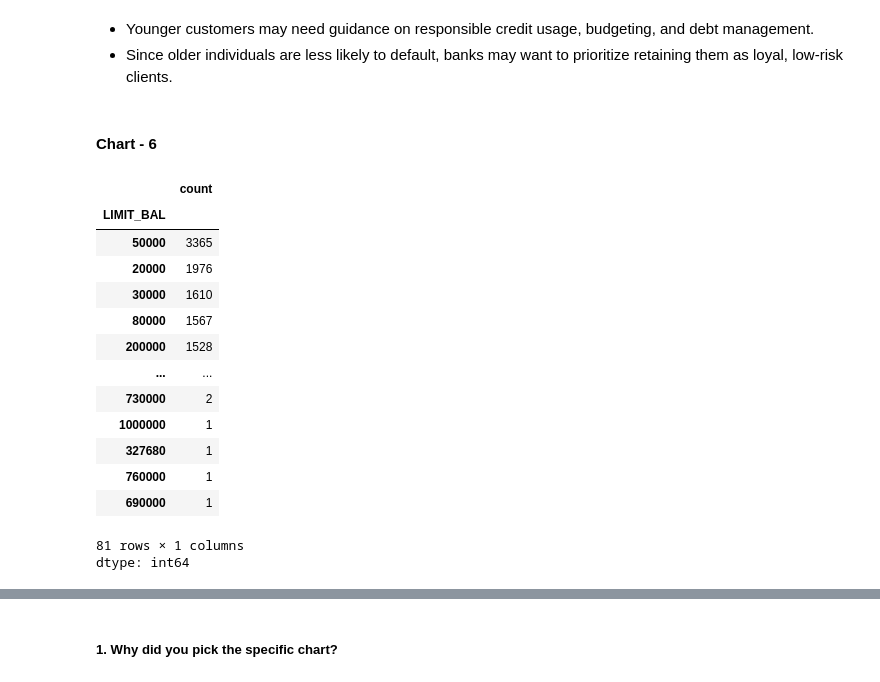
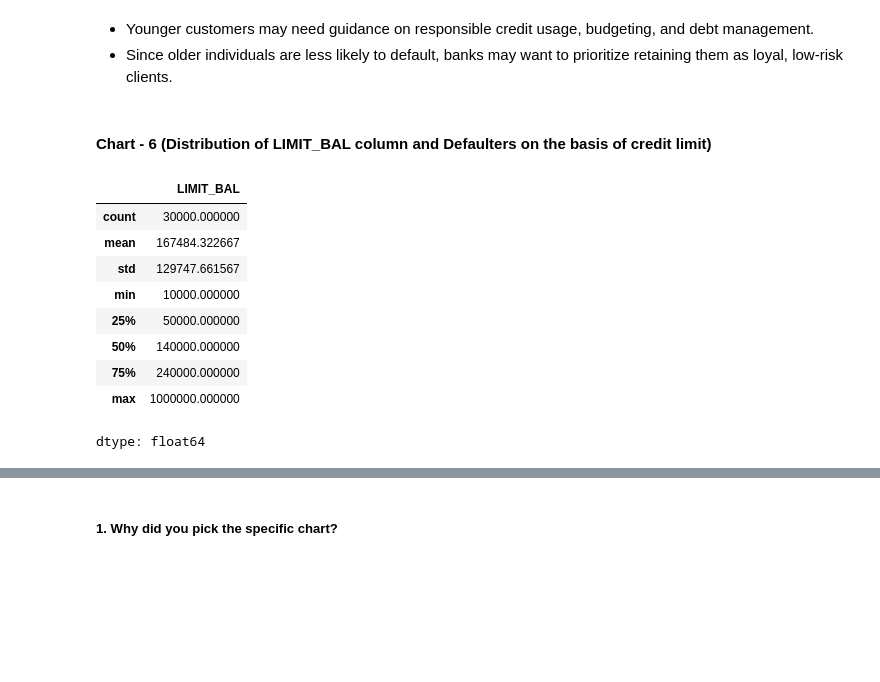
Before and after one commit to akshat0522/Credit-Card-Default-Prediction-Project, a Jupyter notebook: Credit_Card_Default_Prediction.ipynb, the cells around one changed output, grey strips where cells are left out. Drawn from its saved outputs; the diff is of its cells as text; code cells hidden in the pictures; blank space fills up the shorter version.

```diff
--- a/Credit_Card_Default_Prediction.ipynb
+++ b/Credit_Card_Default_Prediction.ipynb
@@ -548,23 +548,18 @@ Are there any insights that lead to negative growth? Justify with specific reaso
 # %% [markdown]
 - Younger customers may need guidance on responsible credit usage, budgeting, and debt management.
 - Since older individuals are less likely to default, banks may want to prioritize retaining them as loyal, low-risk clients.
-# %% [markdown]
-#### Chart - 6
+# %% [markdown]
+#### Chart - 6 (Distribution of LIMIT_BAL column and Defaulters on the basis of credit limit)
 # %%
-Data['LIMIT_BAL'].value_counts()
+Data['LIMIT_BAL'].describe()
 # %% [output]
-|  | count |
-| LIMIT_BAL |  |
-| 50000 | 3365 |
-| 20000 | 1976 |
-| 30000 | 1610 |
-| 80000 | 1567 |
-| 200000 | 1528 |
-| ... | ... |
-| 730000 | 2 |
-| 1000000 | 1 |
-| 327680 | 1 |
-| 760000 | 1 |
-| 690000 | 1 |
+|  | LIMIT_BAL |
+| count | 30000.000000 |
+| mean | 167484.322667 |
+| std | 129747.661567 |
+| min | 10000.000000 |
+| 25% | 50000.000000 |
+| 50% | 140000.000000 |
+| 75% | 240000.000000 |
+| max | 1000000.000000 |
-81 rows × 1 columns
-dtype: int64
+dtype: float64
```
Also changed, not shown: parts of 32 cells of this notebook.
